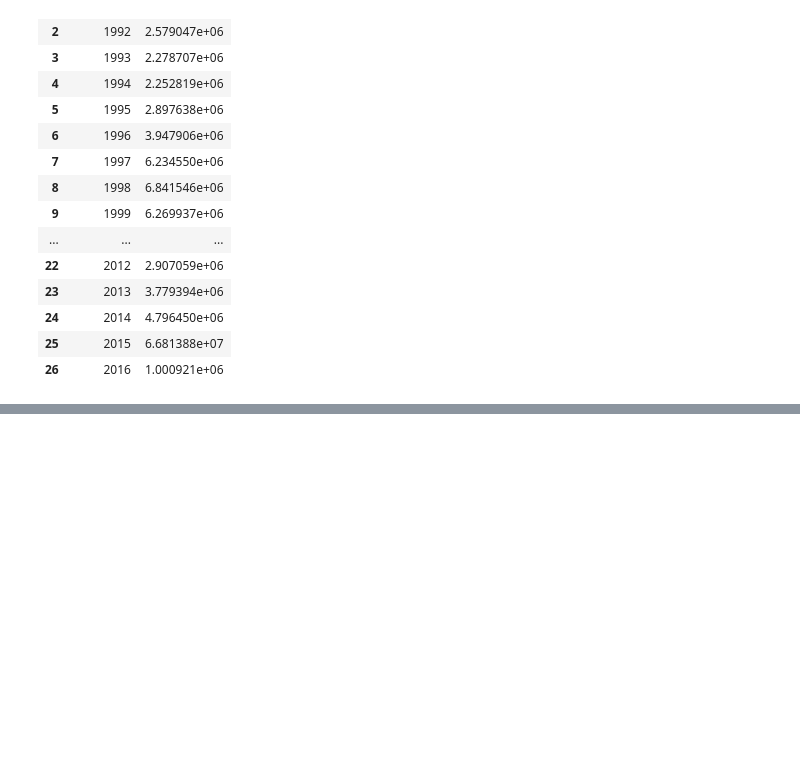
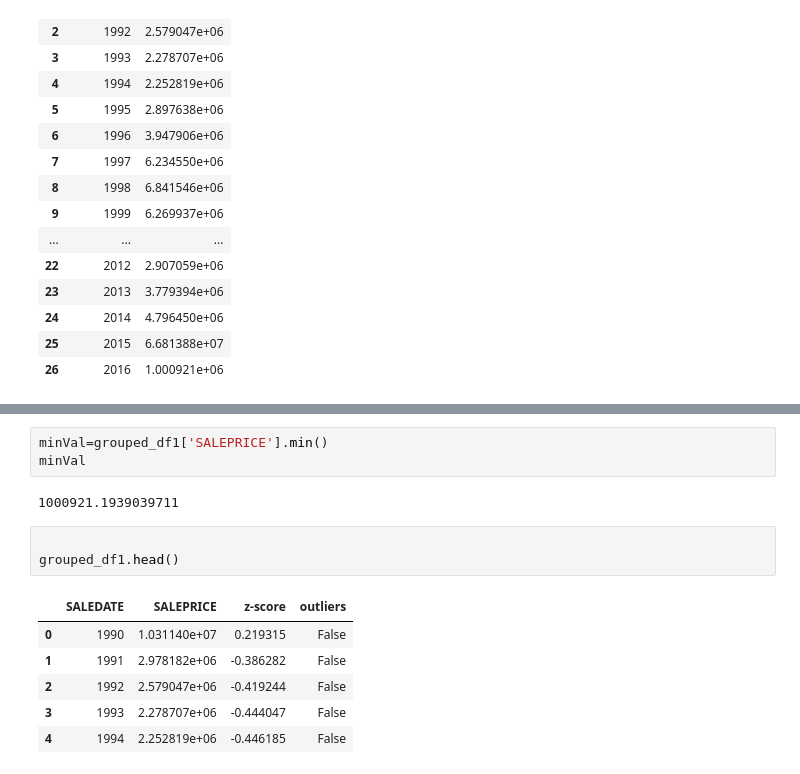
Before and after one commit to sakshi752/sales2, a Jupyter notebook: sales forecast 2.ipynb, the cells around one changed output, grey strips where cells are left out. Cells and saved outputs as stored; diff of their text form; blank space fills up the shorter version.

```diff
--- a/sales forecast 2.ipynb
+++ b/sales forecast 2.ipynb
@@ -147,0 +178,15 @@ grouped_df1
+# %%
+minVal=grouped_df1['SALEPRICE'].min()
+minVal
+# %% [output]
+1000921.1939039711
+# %%
+
+grouped_df1.head()
+# %% [output]
+|  | SALEDATE | SALEPRICE | z-score | outliers |
+| 0 | 1990 | 1.031140e+07 | 0.219315 | False |
+| 1 | 1991 | 2.978182e+06 | -0.386282 | False |
+| 2 | 1992 | 2.579047e+06 | -0.419244 | False |
+| 3 | 1993 | 2.278707e+06 | -0.444047 | False |
+| 4 | 1994 | 2.252819e+06 | -0.446185 | False |
```
Also changed, not shown: parts of 13 cells of this notebook.
